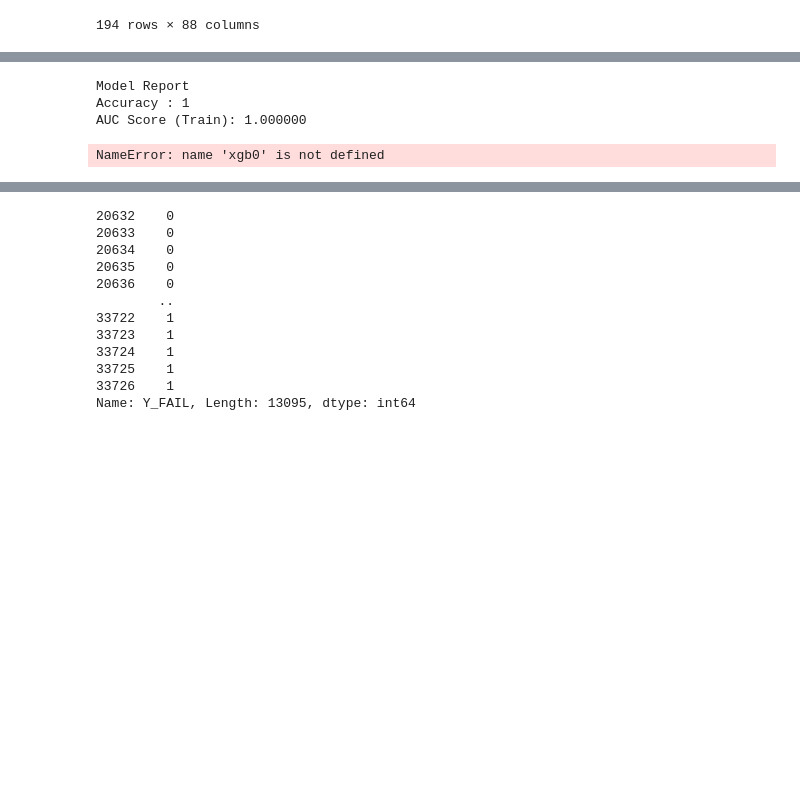
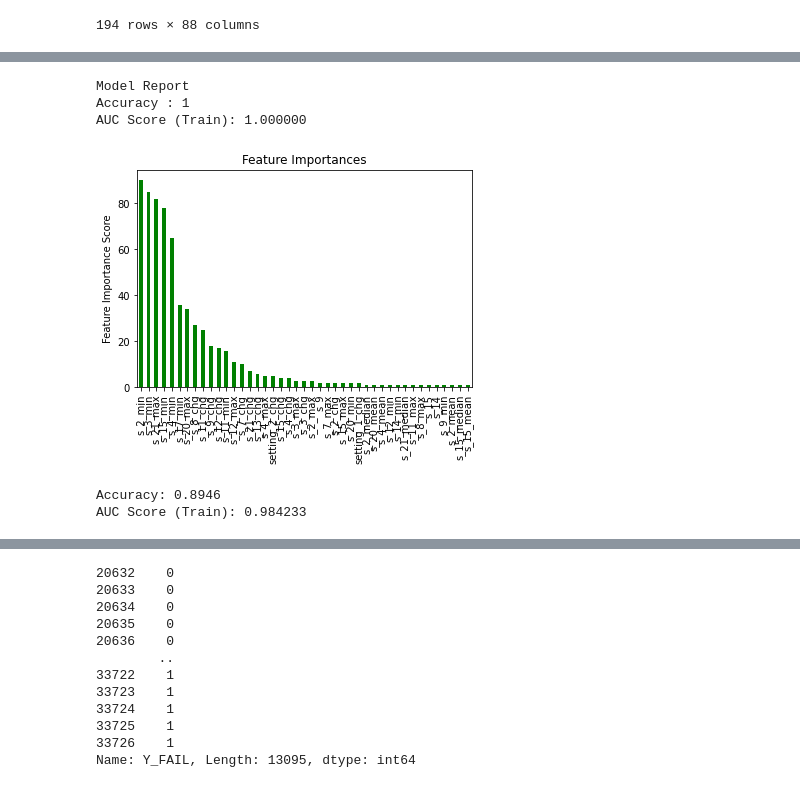
Before and after one commit to johnhhu2020/XGBoost-in-Predictive-Maintenance, a Jupyter notebook: XX%_PaperCO_MachineLearning (copy).ipynb, the cells around one changed output, grey strips where cells are left out. Saved outputs shown, nothing was run; the diff lists cells and outputs as text; code cells hidden in the pictures; blank space fills up the shorter version.

```diff
--- a/XX%_PaperCO_MachineLearning (copy).ipynb
+++ b/XX%_PaperCO_MachineLearning (copy).ipynb
@@ -918,19 +899,29 @@ def modelfit(alg, dtrain, target, predictors, useTrainCV=False, cv_folds=5, earl
 ### n_estimators = 50)
 # %%
 ############################################################################
-#Choose all predictors except target & IDcols
-#predictors = [x for x in train.columns if x not in [target, IDcol]]
-
 xgb1 = XGBClassifier(
- learning_rate =0.1,
- n_estimators=100,
- max_depth=5,
+ learning_rate =0.05,     # 1
+ n_estimators=200,
+ max_depth=15,    ## 3
  min_child_weight=1,
  gamma=0,
- subsample=0.8,
+ subsample=0.8,      ### 1
  colsample_bytree=0.8,
  objective= 'binary:logistic',
- #nthread=4,
  scale_pos_weight=1,
  seed=27)
-#modelfit(xgb1, train, predictors)
+# %%
+##########################################################################
+from sklearn.model_selection import GridSearchCV
+
+param_test1 = {
+ 'max_depth':range(12,15,1),
+ 'min_child_weight':range(1,3,1)
+}
+gsearch1 = GridSearchCV(estimator = XGBClassifier(learning_rate=0.1, n_estimators=140, max_depth=5, min_child_weight=1, gamma=0,
+                                    subsample=0.8, colsample_bytree=0.8, objective='binary:logistic', scale_pos_weight=1, seed=27),
+                        param_grid = param_test1, scoring = 'roc_auc', n_jobs = 4, cv = 5)       ###### iid=False,
+
+gsearch1.fit(independent[features],dependent)
+#gsearch1.cv_results_, gsearch1.best_params_, gsearch1.best_score_
+gsearch1.mean_train_score,gsearch1.std_test_score,gsearch1.params, gsearch1.best_params_, gsearch1.best_score_
@@ -937,24 +931,25 @@ xgb1 = XGBClassifier(
 # %%
-#
 #evaluate_model(xgb0, independent, dependent, features,     cv_folds=5, early_stopping_rounds=1)
-
-modelfit(xgb1, independent, dependent, features,   useTrainCV=False,  cv_folds=5, early_stopping_rounds=1)
+                                                             #False
+modelfit(xgb1, independent, dependent, features,   useTrainCV=False,  cv_folds=5, early_stopping_rounds=100)
 # %% [output]
 Model Report
 Accuracy : 1
 AUC Score (Train): 1.000000
+[figure, added]
 # %%
 df_testing=df_train_test.copy()
 df_training=df_train_test.copy()
 # %%
-df_training['P_FAIL'] = xgb0.predict_proba(df_training[features])[:,1];
+df_training['P_FAIL'] = xgb1.predict_proba(df_training[features])[:,1];
 df_training['Y_FAIL'] = np.where(((df_training.P_FAIL <= .50)), 0, 1)
 
 #Print model report:
 print("Accuracy: %.4g" % metrics.accuracy_score(df_training['coming'].values, df_training['Y_FAIL']))
 print("AUC Score (Train): %f" % metrics.roc_auc_score(df_training['coming'], df_training['P_FAIL']))
 # %% [output]
-NameError: name 'xgb0' is not defined
+Accuracy: 0.8946
+AUC Score (Train): 0.984233
 # %%
 df_training['P_FAIL'] = xgb1.predict_proba(df_training[features])[:,1];
 df_training['Y_FAIL'] = np.where(((df_training.P_FAIL <= .67)), 0, 1)
```
Also changed, not shown: parts of 10 cells of this notebook.
